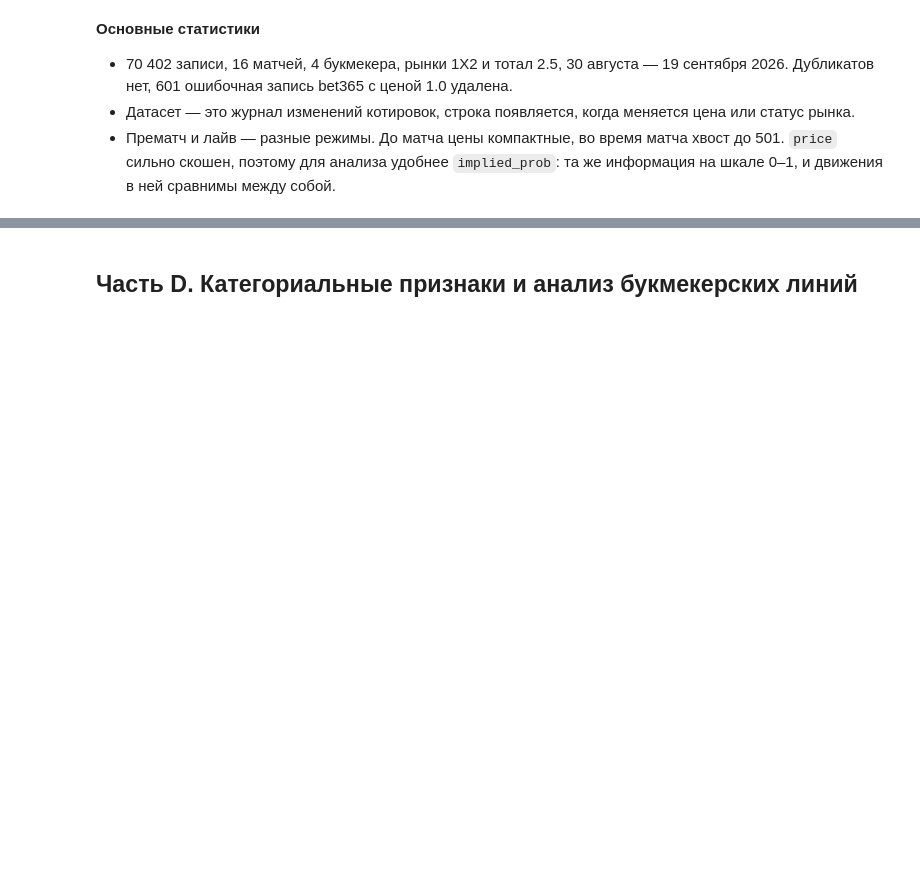
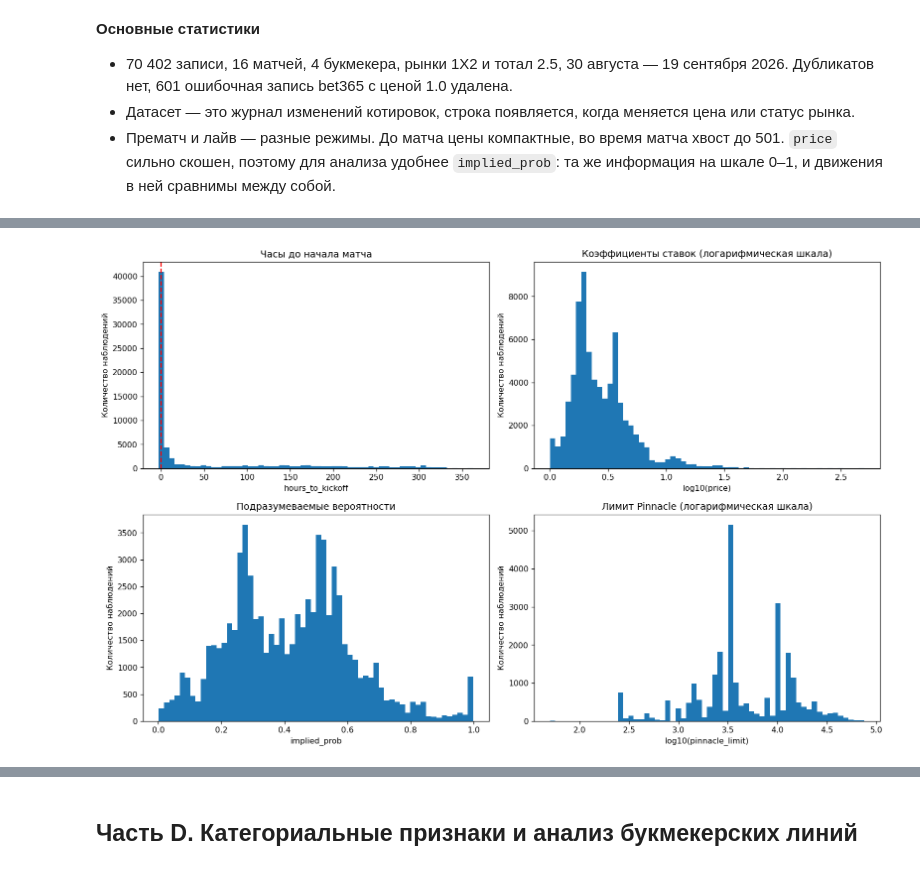
Before and after one commit to Semen519/odds-movement-monitor, a Jupyter notebook: checkpoint_2/notebooks/EDA.ipynb, the cells around one changed output, grey strips where cells are left out. Saved outputs shown, nothing was run; the diff lists cells and outputs as text; code cells hidden in the pictures; blank space fills up the shorter version.

```diff
--- a/checkpoint_2/notebooks/EDA.ipynb
+++ b/checkpoint_2/notebooks/EDA.ipynb
@@ -461,0 +560,28 @@ plt.show()
+# %%
+b_fig, b_axes = plt.subplots(2, 2, figsize=(14, 9))
+
+b_axes[0, 0].hist(df['hours_to_kickoff'], bins=60)
+b_axes[0, 0].axvline(0, color='red', linestyle='--')
+b_axes[0, 0].set_title('Часы до начала матча')
+b_axes[0, 0].set_xlabel('hours_to_kickoff')
+
+b_axes[0, 1].hist(np.log10(df['price']), bins=60)
+b_axes[0, 1].set_title('Коэффициенты ставок (логарифмическая шкала)')
+b_axes[0, 1].set_xlabel('log10(price)')
+
+b_axes[1, 0].hist(df['implied_prob'], bins=60)
+b_axes[1, 0].set_title('Подразумеваемые вероятности')
+b_axes[1, 0].set_xlabel('implied_prob')
+
+b_limits = df['pinnacle_limit'].dropna()
+b_axes[1, 1].hist(np.log10(b_limits), bins=60)
+b_axes[1, 1].set_title('Лимит Pinnacle (логарифмическая шкала)')
+b_axes[1, 1].set_xlabel('log10(pinnacle_limit)')
+
+for b_ax in b_axes.flat:
+    b_ax.set_ylabel('Количество наблюдений')
+
+plt.tight_layout()
+plt.show()
+# %% [output]
+[figure, added]
```
Also changed, not shown: parts of 12 cells of this notebook.
